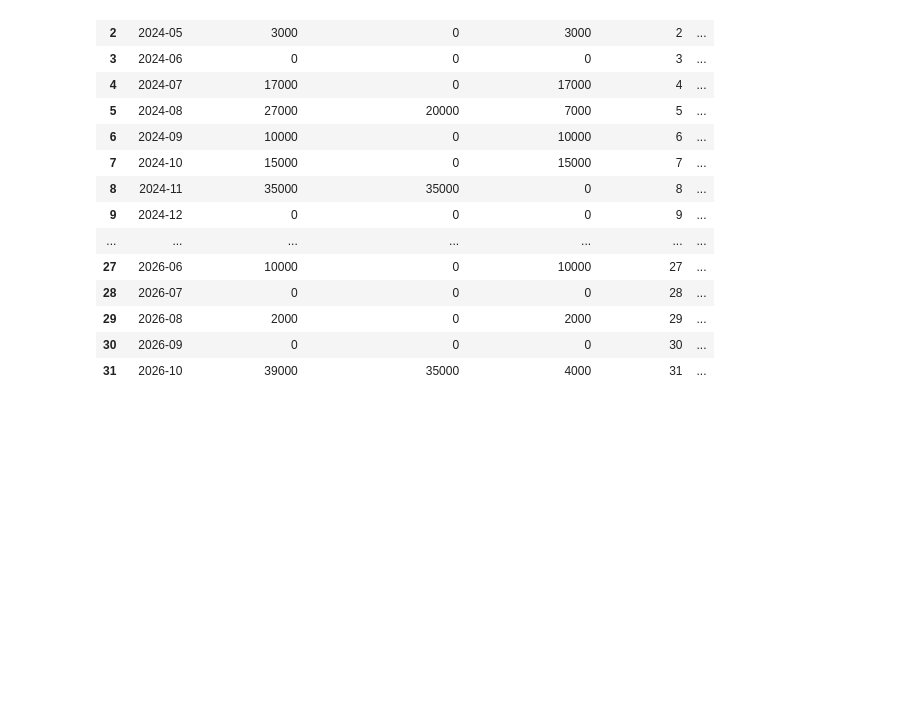
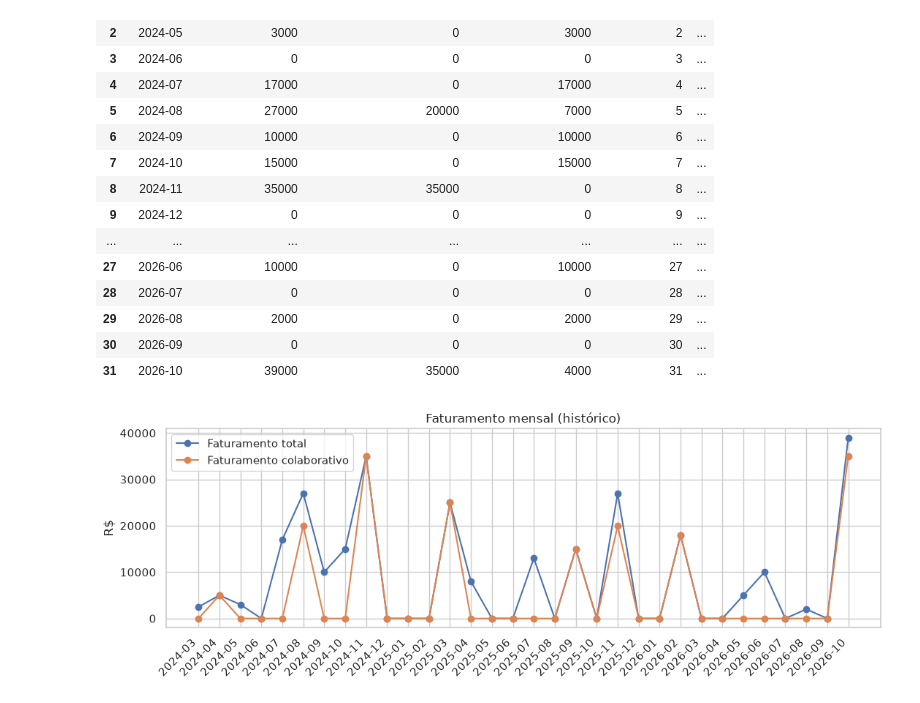
Before and after one commit to Italo27-py/Project_DEX_Asimov, a Jupyter notebook: Code_2.ipynb, the cells around one changed output. Cells and saved outputs as stored; diff of their text form; code cells hidden in the pictures; blank space fills up the shorter version.

```diff
--- a/Code_2.ipynb
+++ b/Code_2.ipynb
@@ -45,7 +45,7 @@ def construir_serie_mensal(df, coluna_data='data_inicio'):
     serie.index.name = 'ano_mes'
     serie = serie.reset_index()
     serie['ano_mes'] = serie['ano_mes'].astype(str)
-    serie['indice_tempo'] = range(len(serie))
+    serie['def'] = range(len(serie))
     serie['faturamento_total_acumulado'] = serie['faturamento_total'].cumsum()
     serie['faturamento_colaborativo_acumulado'] = serie['faturamento_colaborativo'].cumsum()
     return serie
@@ -71,3 +71,16 @@ serie
 | 29 | 2026-08 | 2000 | 0 | 2000 | 29 | ... |
 | 30 | 2026-09 | 0 | 0 | 0 | 30 | ... |
 | 31 | 2026-10 | 39000 | 35000 | 4000 | 31 | ... |
+# %%
+fig, ax = plt.subplots(figsize=(11, 4))
+ax.plot(serie['ano_mes'], serie['faturamento_total'], marker='o', label='Faturamento total')
+ax.plot(serie['ano_mes'], serie['faturamento_colaborativo'], marker='o', label='Faturamento colaborativo')
+ax.set_xticks(range(len(serie)))
+ax.set_xticklabels(serie['ano_mes'], rotation=45, ha='right')
+ax.set_ylabel('R$')
+ax.set_title('Faturamento mensal (histórico)')
+ax.legend()
+plt.tight_layout()
+plt.show()
+# %% [output]
+[figure, added]
```
Also changed, not shown: parts of 1 cell of this notebook.
